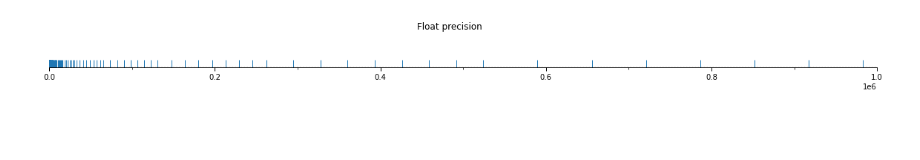
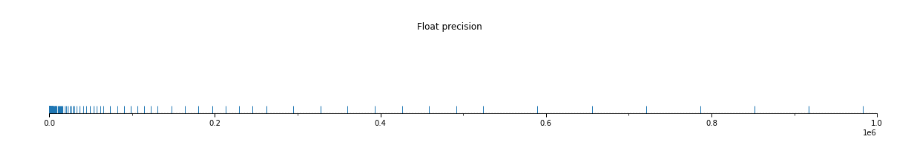
Before and after one commit to YaoTouGe/blog, a Jupyter notebook: python_notebooks/reverse_z.ipynb, the cells around one changed output. Drawn from its saved outputs; the diff is of its cells as text; code cells hidden in the pictures; blank space fills up the shorter version.

Commit message:
update z-buffer value plot

```diff
--- a/python_notebooks/reverse_z.ipynb
+++ b/python_notebooks/reverse_z.ipynb
@@ -55,32 +44,34 @@ def setup(ax, markerX, markerY):
     ax.spines['top'].set_color('none')
 
     # define tick positions
     ax.xaxis.set_major_locator(ticker.MultipleLocator(200000))
     ax.xaxis.set_minor_locator(ticker.MultipleLocator(100000))
 
     ax.xaxis.set_ticks_position('bottom')
     ax.tick_params(which='major', width=1.00, length=5)
     ax.tick_params(which='minor', width=0.75, length=2.5, labelsize=10)
     ax.set_xlim(0, 1000000)
     ax.set_ylim(0, 100)
 
     ax.plot(markerX, markerY, 0, marker='|', **marker_style)
 
-fig0, axs0 = plt.subplots(1, 1, figsize=(20, 1))
+fig0, axs0 = plt.subplots(1, 1, figsize=(20, 2))
 fig0.suptitle('Float precision')
 
 deltaBits = 0x1
 deltaMantissa = 0x1 << 20
 x = []
 exp = 0
 while(exp < 255):
     mantissa = 0
     while(mantissa < 2**23):
         x.append(assambleFloat32(0, exp, mantissa))
         mantissa += deltaMantissa
     exp += deltaBits
 y = [0] * len(x)
 setup(axs0, x, y)
+axs0.patch.set_alpha(1)
+plt.show()
 #x[len(x) - 100:]
 # %% [output]
-[figure, old version]
+[figure, new version]
```
Also changed, not shown: parts of 3 cells of this notebook.
